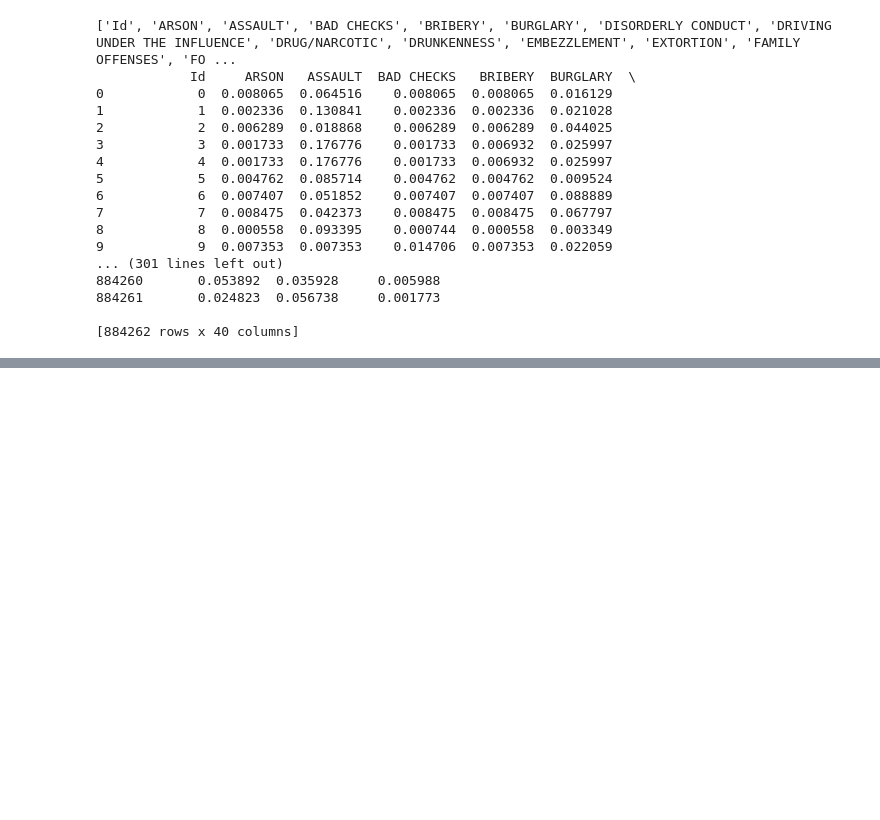
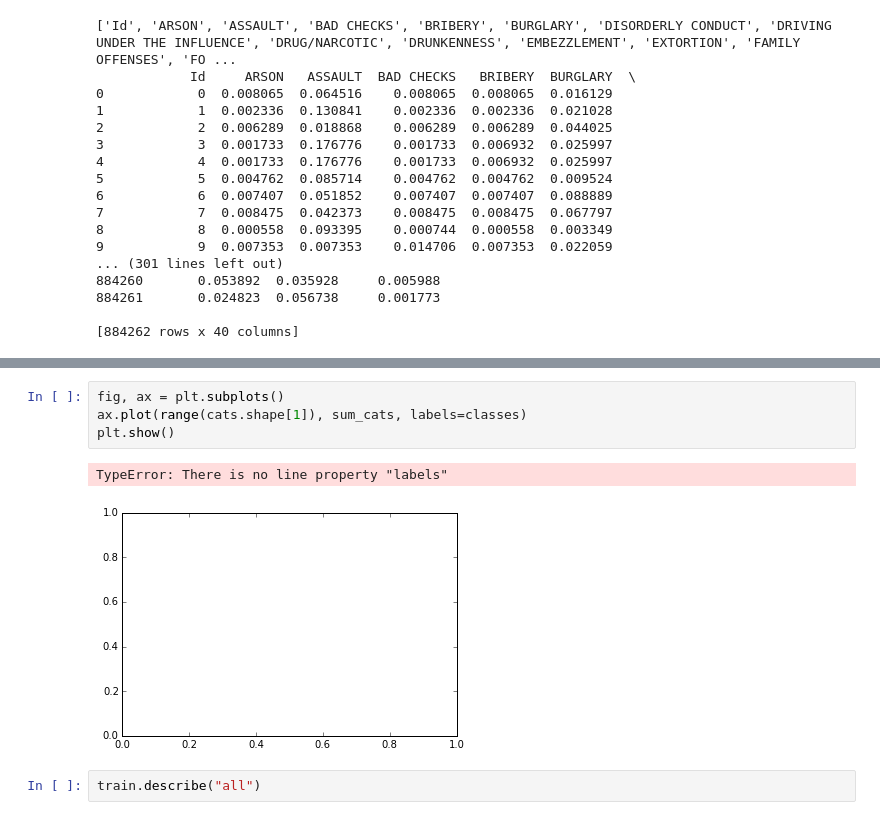
Before and after one commit to ashleysmart/kaggle_share, a Jupyter notebook: sf_crime/MapFreq.ipynb, the cells around one changed output, grey strips where cells are left out. Cells and saved outputs as stored; diff of their text form; blank space fills up the shorter version.

```diff
--- a/sf_crime/MapFreq.ipynb
+++ b/sf_crime/MapFreq.ipynb
@@ -384,0 +395,9 @@ with open("model_softmax.npz", 'w') as outfile:
+# %%
+fig, ax = plt.subplots()
+ax.plot(range(cats.shape[1]), sum_cats, labels=classes)
+plt.show()
+# %% [output]
+TypeError: There is no line property "labels"
+[figure, added]
+# %%
+train.describe("all")
```
Also changed, not shown: parts of 5 cells of this notebook, 5 other files.
